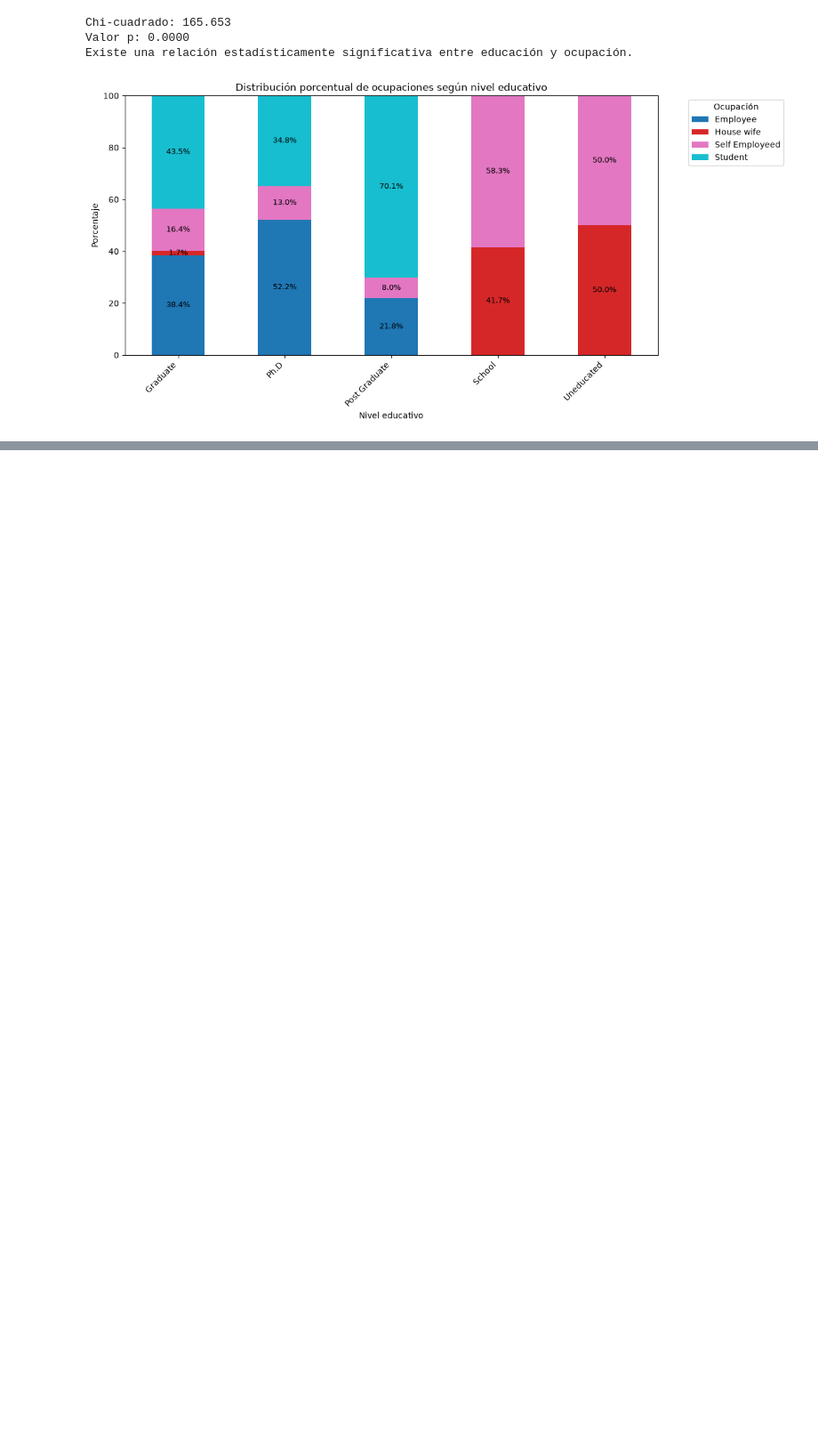
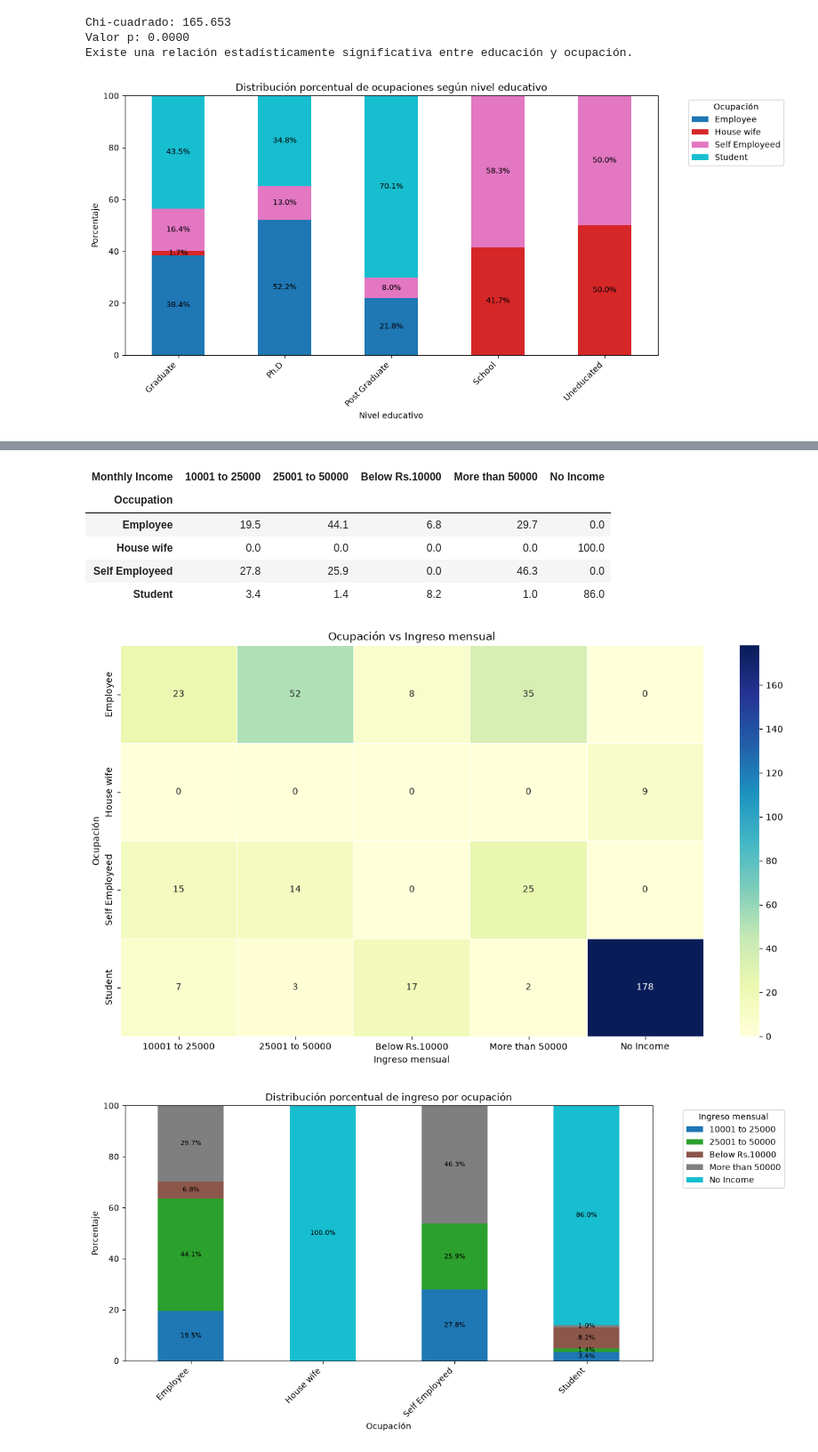
Before and after one commit to rh100560/AI_DA_Chein, a Jupyter notebook: notebooks/education_occupation.ipynb, the cells around one changed output, grey strips where cells are left out. Shown at 89% size. Cells and saved outputs as stored; diff of their text form; code cells hidden in the pictures; blank space fills up the shorter version.

```diff
--- a/notebooks/education_occupation.ipynb
+++ b/notebooks/education_occupation.ipynb
@@ -184,0 +322,72 @@ plt.show()
+# %%
+# Relación principal recomendada: ocupación vs ingreso mensual
+
+tabla_ocupacion_ingreso = pd.crosstab(df["Occupation"], df["Monthly Income"])
+print("Matriz de frecuencias:")
+display(tabla_ocupacion_ingreso)
+
+# Porcentaje por fila (ocupación)
+tabla_ocupacion_ingreso_pct = pd.crosstab(
+    df["Occupation"],
+    df["Monthly Income"],
+    normalize="index"
+).mul(100)
+
+print("\nDistribución porcentual por ocupación:")
+display(tabla_ocupacion_ingreso_pct.round(1))
+
+# Heatmap
+plt.figure(figsize=(12, 7))
+sns.heatmap(
+    tabla_ocupacion_ingreso,
+    annot=True,
+    fmt="d",
+    cmap="YlGnBu",
+    linewidths=0.5
+)
+plt.title("Ocupación vs Ingreso mensual")
+plt.xlabel("Ingreso mensual")
+plt.ylabel("Ocupación")
+plt.tight_layout()
+plt.show()
+
+# Gráfico de barras apiladas porcentuales
+ax = tabla_ocupacion_ingreso_pct.plot(
+    kind="bar",
+    stacked=True,
+    figsize=(12, 6),
+    colormap="tab10"
+)
+
+for i, _ in enumerate(tabla_ocupacion_ingreso_pct.index):
+    acumulado = 0
+    for j, col in enumerate(tabla_ocupacion_ingreso_pct.columns):
+        valor = tabla_ocupacion_ingreso_pct.iloc[i, j]
+        if valor > 0:
+            ax.text(
+                i,
+                acumulado + valor / 2,
+                f"{valor:.1f}%",
+                ha="center",
+                va="center",
+                fontsize=8
+            )
+        acumulado += valor
+
+plt.title("Distribución porcentual de ingreso por ocupación")
+plt.xlabel("Ocupación")
+plt.ylabel("Porcentaje")
+plt.xticks(rotation=45, ha="right")
+plt.legend(title="Ingreso mensual", bbox_to_anchor=(1.05, 1), loc="upper left")
+plt.tight_layout()
+plt.show()
+
+# Prueba estadística
+chi2, p_valor, grados_libertad, frecuencias_esperadas = chi2_contingency(tabla_ocupacion_ingreso)
+print(f"\nChi-cuadrado: {chi2:.3f}")
+print(f"p-valor: {p_valor:.6f}")
+if p_valor < 0.05:
+    print("Existe relación estadísticamente significativa entre ocupación e ingreso mensual.")
+else:
+    print("No se observa relación estadísticamente significativa.")
+# %% [output]
@@ -184,0 +402,8 @@ plt.show()
+| Monthly Income | 10001 to 25000 | 25001 to 50000 | Below Rs.10000 | More than 50000 | No Income |
+| Occupation |  |  |  |  |  |
+| Employee | 19.5 | 44.1 | 6.8 | 29.7 | 0.0 |
+| House wife | 0.0 | 0.0 | 0.0 | 0.0 | 100.0 |
+| Self Employeed | 27.8 | 25.9 | 0.0 | 46.3 | 0.0 |
+| Student | 3.4 | 1.4 | 8.2 | 1.0 | 86.0 |
+[figure, added]
+[figure, added]
```
Also changed, not shown: parts of 5 cells of this notebook, 1 other file.
